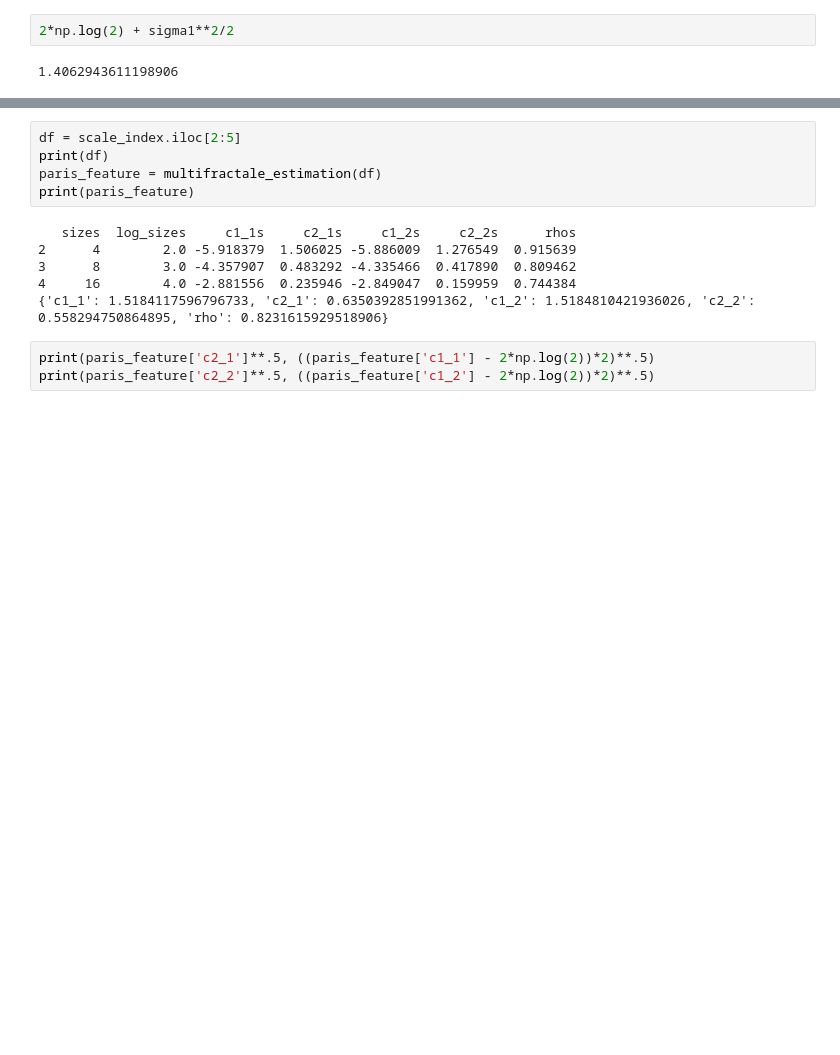
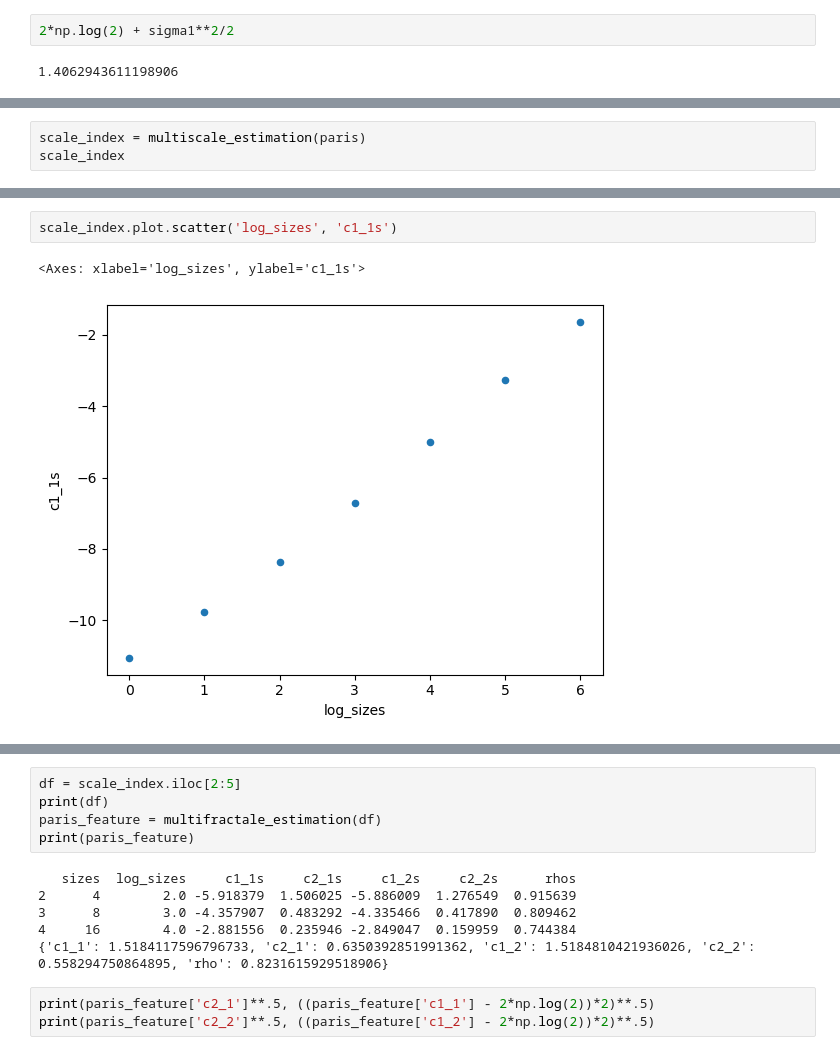
Before and after one commit to fsemecurbe/MMTMSS, a Jupyter notebook: 2-Estimation of multifractal parameters.ipynb, the cells around one changed output, grey strips where cells are left out. Drawn from its saved outputs; the diff is of its cells as text; blank space fills up the shorter version.

```diff
--- a/2-Estimation of multifractal parameters.ipynb
+++ b/2-Estimation of multifractal parameters.ipynb
@@ -109,0 +110,3 @@ paris[:,:,1] = paris[:,:,1] / paris[:,:,1].sum()
+# %%
+scale_index = multiscale_estimation(paris)
+scale_index
@@ -109,0 +122,5 @@ paris[:,:,1] = paris[:,:,1] / paris[:,:,1].sum()
+# %%
+scale_index.plot.scatter('log_sizes', 'c1_1s')
+# %% [output]
+<Axes: xlabel='log_sizes', ylabel='c1_1s'>
+[figure, added]
```
Also changed, not shown: parts of 23 cells of this notebook, 4 other files.
